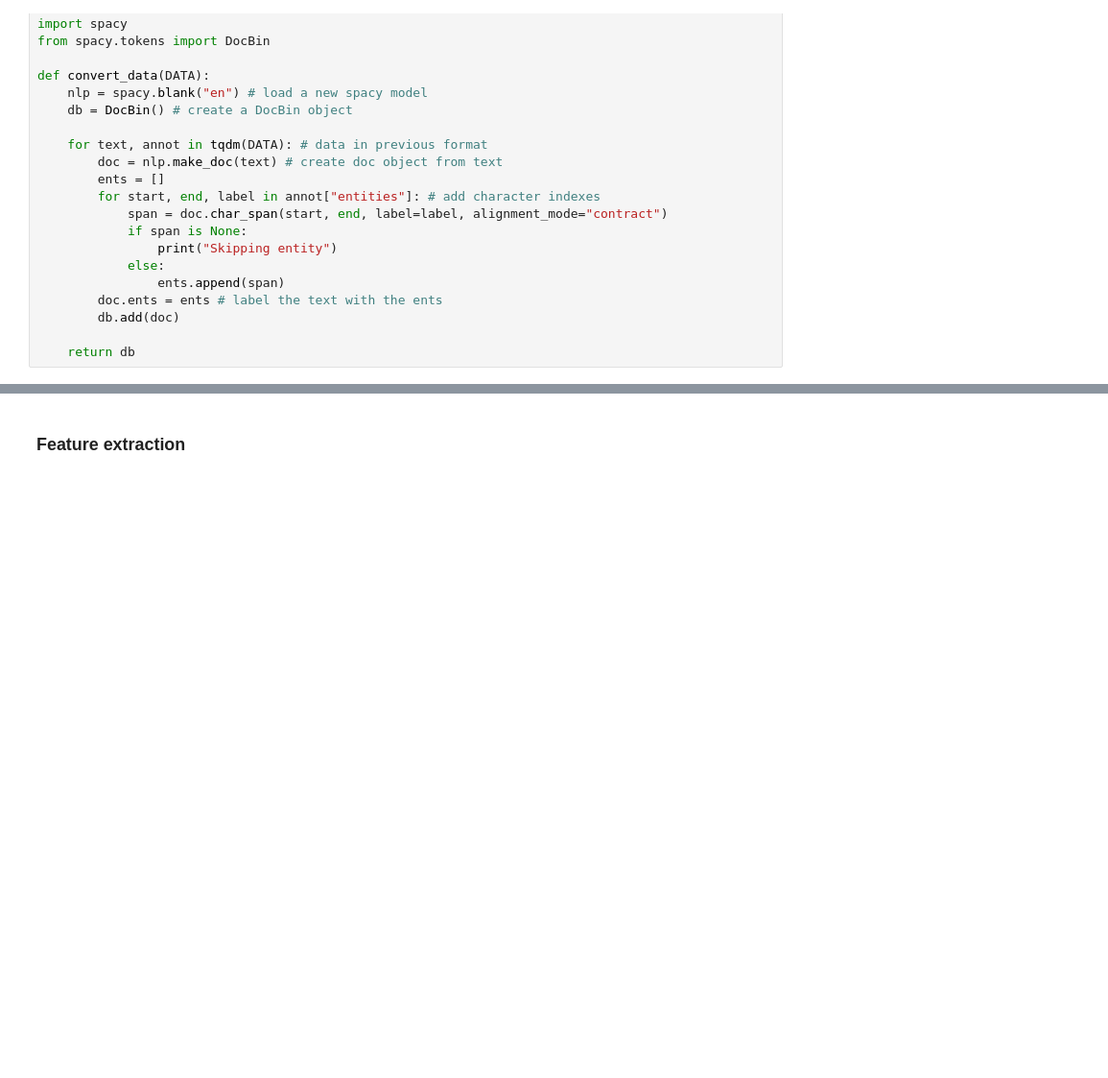
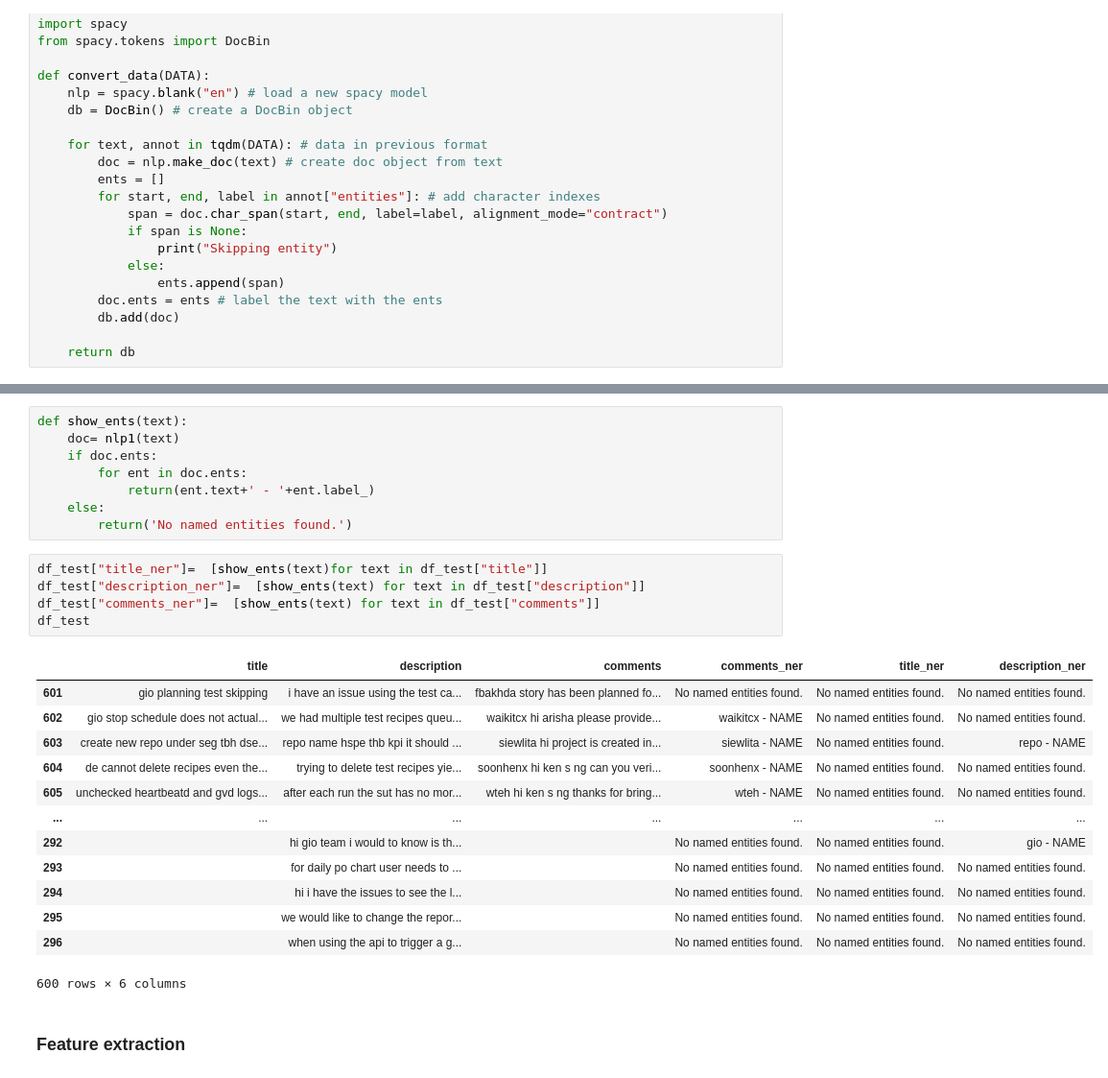
Before and after one commit to NicoleNL/ML-Track, a Jupyter notebook: Similarity_analytics_20210921.ipynb, the cells around one changed output, grey strips where cells are left out. Shown: that part at 96% size. Saved outputs shown, nothing was run; the diff lists cells and outputs as text; blank space fills up the shorter version.

```diff
--- a/Similarity_analytics_20210921.ipynb
+++ b/Similarity_analytics_20210921.ipynb
@@ -877,3 +856,30 @@ weichuan NAME hi NAME hashim NAME the feature NAME has NAME been NAME released p
+# %%
+def show_ents(text):
+    doc= nlp1(text)
+    if doc.ents:
+        for ent in doc.ents:
+            return(ent.text+' - '+ent.label_)
+    else:
+        return('No named entities found.')
+# %%
+df_test["title_ner"]=  [show_ents(text)for text in df_test["title"]]
+df_test["description_ner"]=  [show_ents(text) for text in df_test["description"]]
+df_test["comments_ner"]=  [show_ents(text) for text in df_test["comments"]]
+df_test
+# %% [output]
+|  | title | description | comments | comments_ner | title_ner | description_ner |
+| 601 | gio planning test skipping | i have an issue using the test ca... | fbakhda story has been planned fo... | No named entities found. | No named entities found. | No named entities found. |
+| 602 | gio stop schedule does not actual... | we had multiple test recipes queu... | waikitcx hi arisha please provide... | waikitcx - NAME | No named entities found. | No named entities found. |
+| 603 | create new repo under seg tbh dse... | repo name hspe thb kpi it should ... | siewlita hi project is created in... | siewlita - NAME | No named entities found. | repo - NAME |
+| 604 | de cannot delete recipes even the... | trying to delete test recipes yie... | soonhenx hi ken s ng can you veri... | soonhenx - NAME | No named entities found. | No named entities found. |
+| 605 | unchecked heartbeatd and gvd logs... | after each run the sut has no mor... | wteh hi ken s ng thanks for bring... | wteh - NAME | No named entities found. | No named entities found. |
+| ... | ... | ... | ... | ... | ... | ... |
+| 292 |  | hi gio team i would to know is th... |  | No named entities found. | No named entities found. | gio - NAME |
+| 293 |  | for daily po chart user needs to ... |  | No named entities found. | No named entities found. | No named entities found. |
+| 294 |  | hi i have the issues to see the l... |  | No named entities found. | No named entities found. | No named entities found. |
+| 295 |  | we would like to change the repor... |  | No named entities found. | No named entities found. | No named entities found. |
+| 296 |  | when using the api to trigger a g... |  | No named entities found. | No named entities found. | No named entities found. |
+600 rows × 6 columns
 # %% [markdown]
 ### Feature extraction
 # %%
```
Also changed, not shown: parts of 32 cells of this notebook.
